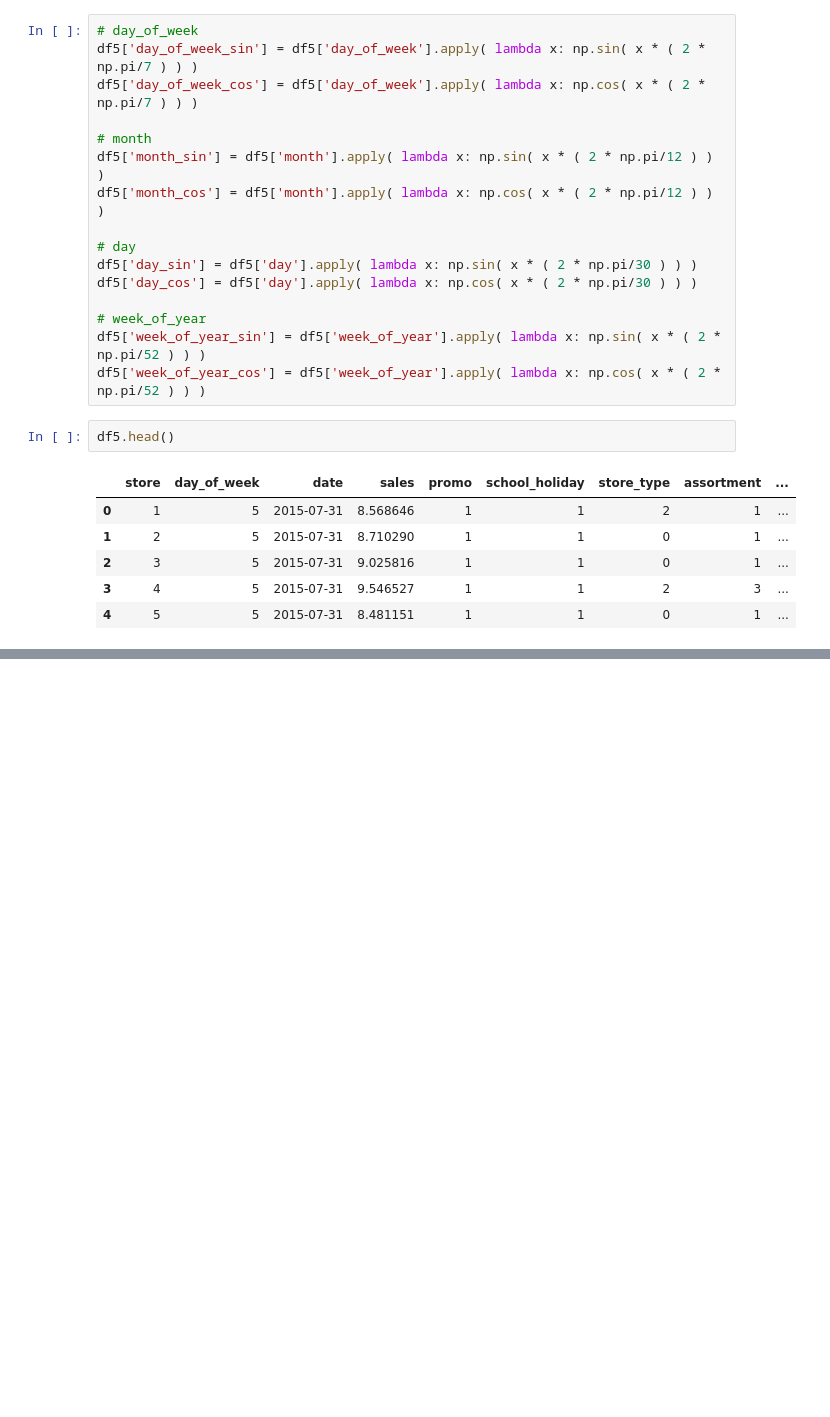
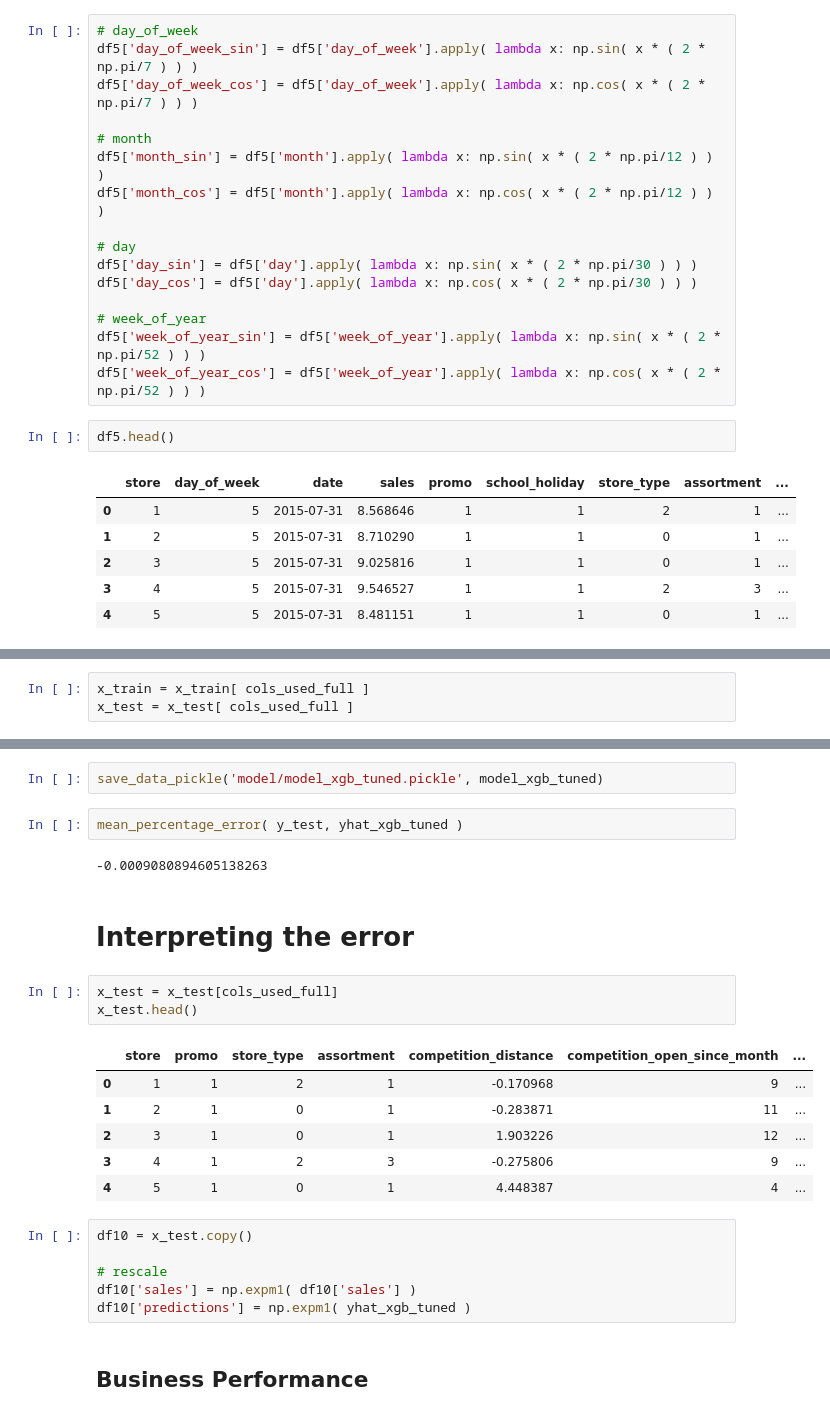
Before and after one commit to FSaladini/rossman_store_predict, a Jupyter notebook: main.ipynb, the cells around one changed output, grey strips where cells are left out. Cells and saved outputs as stored; diff of their text form; blank space fills up the shorter version.

```diff
--- a/main.ipynb
+++ b/main.ipynb
@@ -1166,0 +1046,3 @@ sns.scatterplot( x= 'predictions', y = 'error', data = df10 );
+# %%
+x_train = x_train[ cols_used_full ]
+x_test = x_test[ cols_used_full ]
@@ -1166,0 +1066,26 @@ sns.scatterplot( x= 'predictions', y = 'error', data = df10 );
+# %%
+save_data_pickle('model/model_xgb_tuned.pickle', model_xgb_tuned)
+# %%
+mean_percentage_error( y_test, yhat_xgb_tuned )
+# %% [output]
+-0.0009080894605138263
+# %% [markdown]
+# Interpreting the error
+# %%
+x_test = x_test[cols_used_full]
+x_test.head()
+# %% [output]
+|  | store | promo | store_type | assortment | competition_distance | competition_open_since_month | ... |
+| 0 | 1 | 1 | 2 | 1 | -0.170968 | 9 | ... |
+| 1 | 2 | 1 | 0 | 1 | -0.283871 | 11 | ... |
+| 2 | 3 | 1 | 0 | 1 | 1.903226 | 12 | ... |
+| 3 | 4 | 1 | 2 | 3 | -0.275806 | 9 | ... |
+| 4 | 5 | 1 | 0 | 1 | 4.448387 | 4 | ... |
+# %%
+df10 = x_test.copy()
+
+# rescale
+df10['sales'] = np.expm1( df10['sales'] )
+df10['predictions'] = np.expm1( yhat_xgb_tuned )
+# %% [markdown]
+## Business Performance
```
Also changed, not shown: parts of 122 cells of this notebook, 8 other files.
